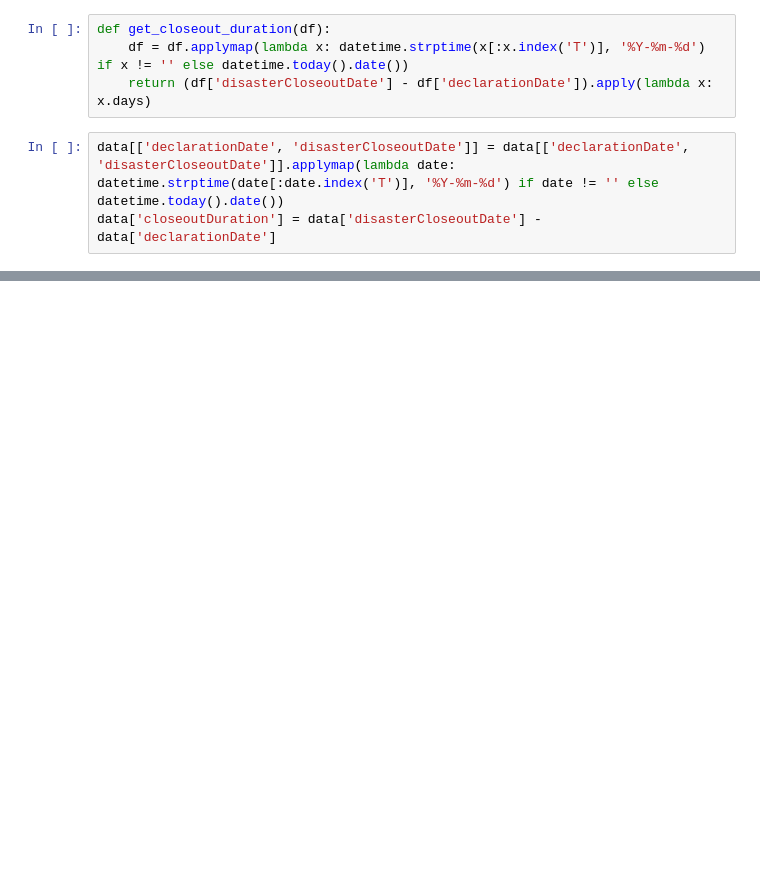
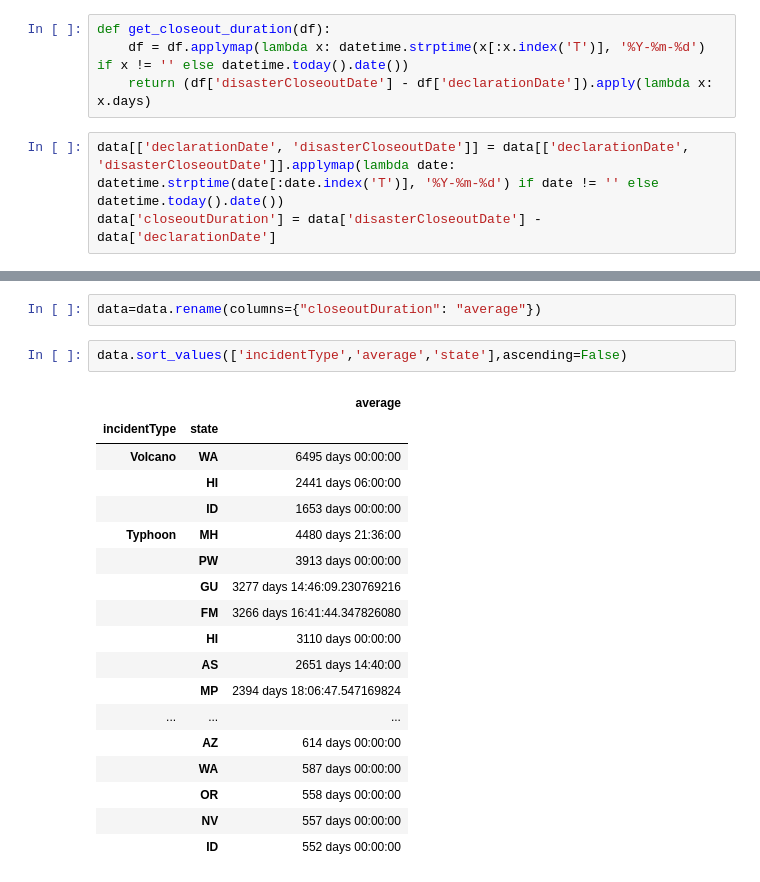
Before and after one commit to bwsi-remote-sensing-2021/Group5PandaProject, a Jupyter notebook: Project.ipynb, the cells around one changed output, grey strips where cells are left out. Cells and saved outputs as stored; diff of their text form; blank space fills up the shorter version.

```diff
--- a/Project.ipynb
+++ b/Project.ipynb
@@ -103,0 +85,23 @@ data = data.groupby(['incidentType','state']).apply(lambda x: np.mean(x)).sort_i
+# %%
+data=data.rename(columns={"closeoutDuration": "average"})
+# %%
+data.sort_values(['incidentType','average','state'],ascending=False)
+# %% [output]
+|  |  | average |
+| incidentType | state |  |
+| Volcano | WA | 6495 days 00:00:00 |
+|  | HI | 2441 days 06:00:00 |
+|  | ID | 1653 days 00:00:00 |
+| Typhoon | MH | 4480 days 21:36:00 |
+|  | PW | 3913 days 00:00:00 |
+|  | GU | 3277 days 14:46:09.230769216 |
+|  | FM | 3266 days 16:41:44.347826080 |
+|  | HI | 3110 days 00:00:00 |
+|  | AS | 2651 days 14:40:00 |
+|  | MP | 2394 days 18:06:47.547169824 |
+| ... | ... | ... |
+|  | AZ | 614 days 00:00:00 |
+|  | WA | 587 days 00:00:00 |
+|  | OR | 558 days 00:00:00 |
+|  | NV | 557 days 00:00:00 |
+|  | ID | 552 days 00:00:00 |
```
Also changed, not shown: parts of 3 cells of this notebook.
